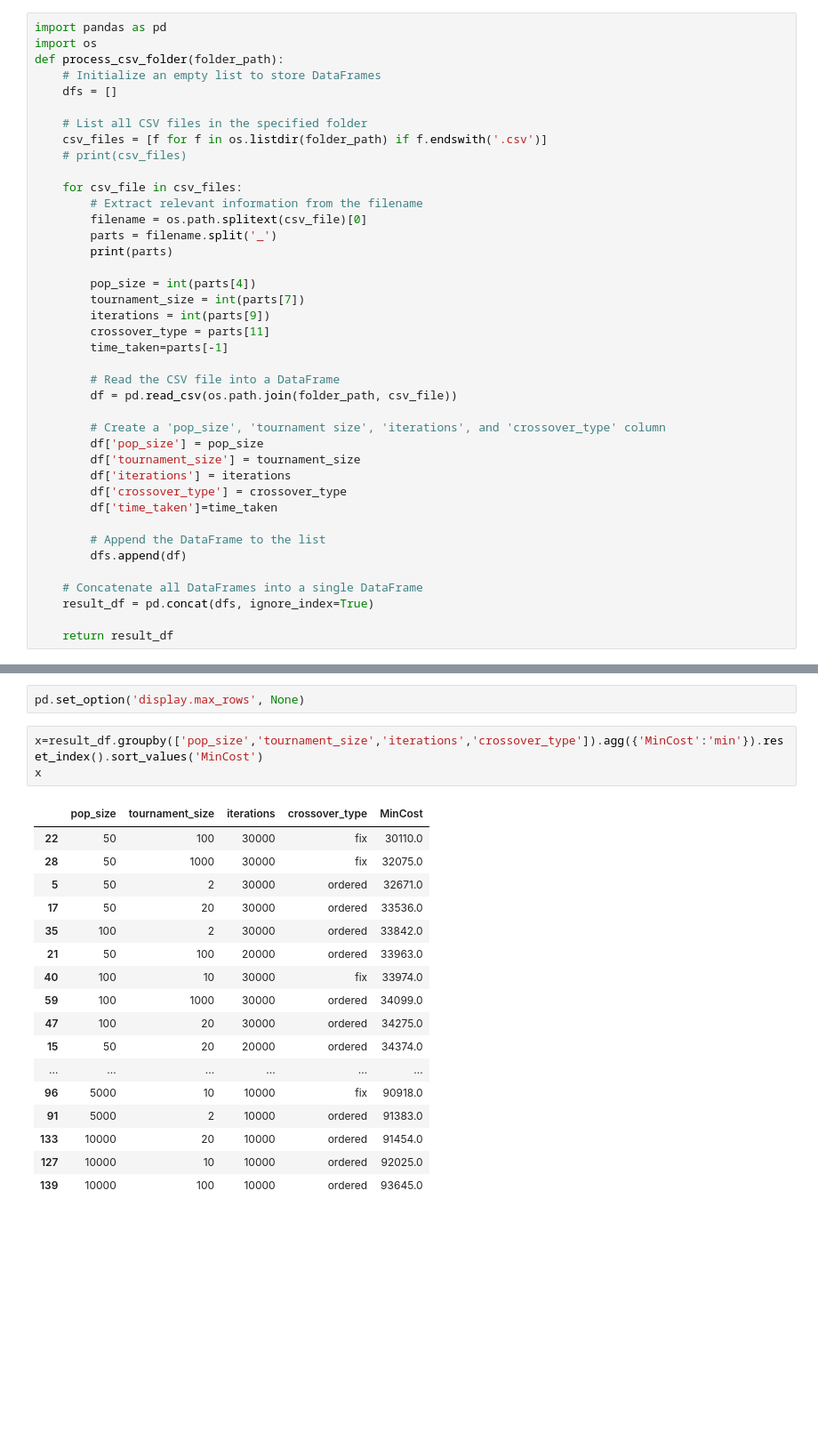
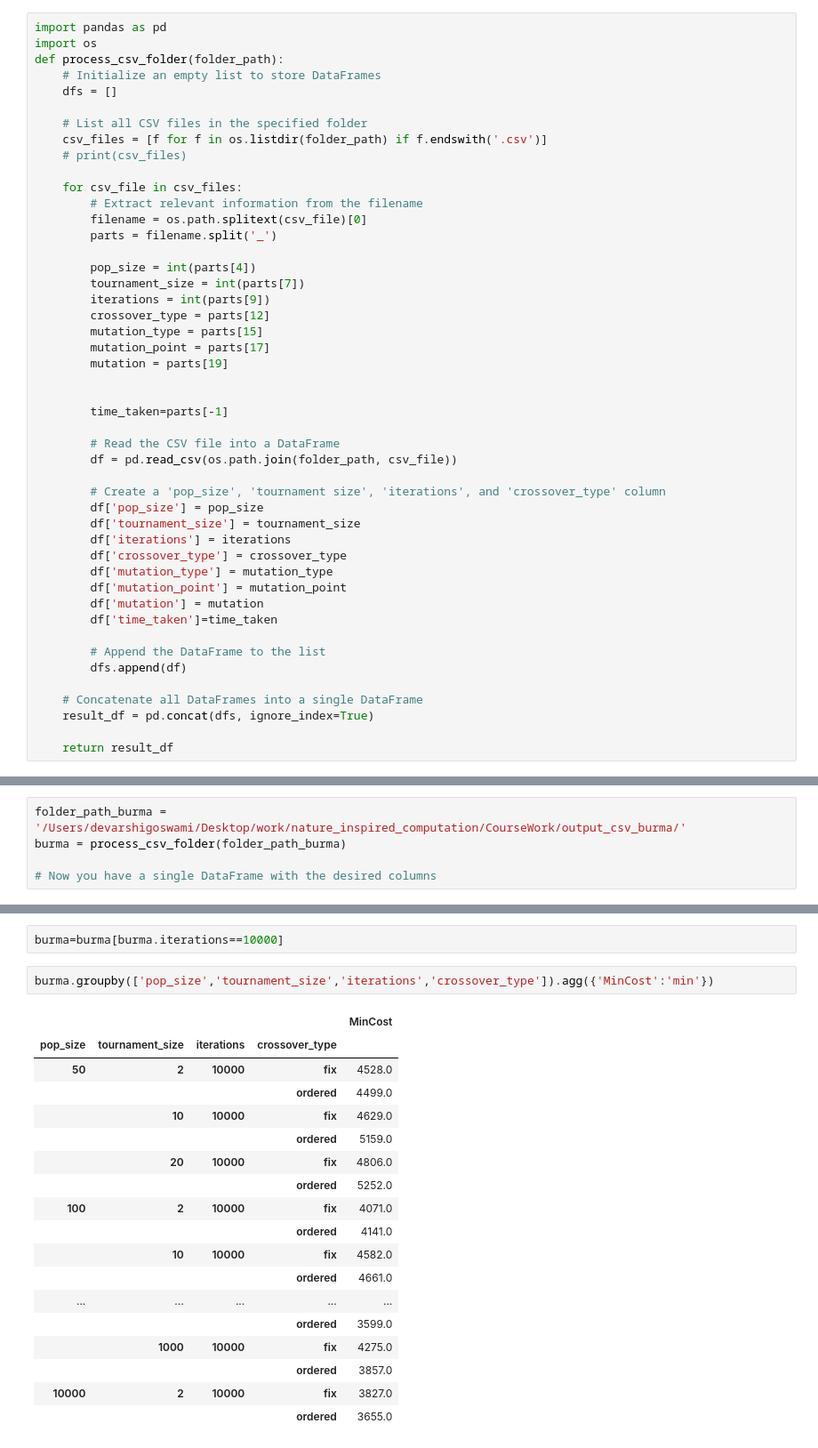
Before and after one commit to dgoswamiOmni/GeneticAlgorithm, a Jupyter notebook: NIC_results.ipynb, the cells around one changed output, grey strips where cells are left out. Shown at 89% size. Saved outputs shown, nothing was run; the diff lists cells and outputs as text; blank space fills up the shorter version.

```diff
--- a/NIC_results.ipynb
+++ b/NIC_results.ipynb
@@ -13,12 +13,16 @@ def process_csv_folder(folder_path):
         # Extract relevant information from the filename
         filename = os.path.splitext(csv_file)[0]
         parts = filename.split('_')
-        print(parts)
 
         pop_size = int(parts[4])
         tournament_size = int(parts[7])
         iterations = int(parts[9])
-        crossover_type = parts[11]
+        crossover_type = parts[12]
+        mutation_type = parts[15]
+        mutation_point = parts[17]
+        mutation = parts[19]
+
+
         time_taken=parts[-1]
 
         # Read the CSV file into a DataFrame
@@ -29,6 +33,9 @@ def process_csv_folder(folder_path):
         df['tournament_size'] = tournament_size
         df['iterations'] = iterations
         df['crossover_type'] = crossover_type
+        df['mutation_type'] = mutation_type
+        df['mutation_point'] = mutation_point
+        df['mutation'] = mutation
         df['time_taken']=time_taken
 
         # Append the DataFrame to the list
@@ -59,0 +138,5 @@ array([1000,   10,   20,    2,  100])
+# %%
+folder_path_burma = '/Users/devarshigoswami/Desktop/work/nature_inspired_computation/CourseWork/output_csv_burma/'
+burma = process_csv_folder(folder_path_burma)
+
+# Now you have a single DataFrame with the desired columns
@@ -64,23 +151,23 @@ array([10000,    50,  5000,   100,  1000])
-# %%
-pd.set_option('display.max_rows', None)
+# %%
+burma=burma[burma.iterations==10000]
 # %%
-x=result_df.groupby(['pop_size','tournament_size','iterations','crossover_type']).agg({'MinCost':'min'}).reset_index().sort_values('MinCost')
-x
+burma.groupby(['pop_size','tournament_size','iterations','crossover_type']).agg({'MinCost':'min'})
 # %% [output]
-|  | pop_size | tournament_size | iterations | crossover_type | MinCost |
-| 22 | 50 | 100 | 30000 | fix | 30110.0 |
-| 28 | 50 | 1000 | 30000 | fix | 32075.0 |
-| 5 | 50 | 2 | 30000 | ordered | 32671.0 |
-| 17 | 50 | 20 | 30000 | ordered | 33536.0 |
-| 35 | 100 | 2 | 30000 | ordered | 33842.0 |
-| 21 | 50 | 100 | 20000 | ordered | 33963.0 |
-| 40 | 100 | 10 | 30000 | fix | 33974.0 |
-| 59 | 100 | 1000 | 30000 | ordered | 34099.0 |
-| 47 | 100 | 20 | 30000 | ordered | 34275.0 |
-| 15 | 50 | 20 | 20000 | ordered | 34374.0 |
-| ... | ... | ... | ... | ... | ... |
-| 96 | 5000 | 10 | 10000 | fix | 90918.0 |
-| 91 | 5000 | 2 | 10000 | ordered | 91383.0 |
-| 133 | 10000 | 20 | 10000 | ordered | 91454.0 |
-| 127 | 10000 | 10 | 10000 | ordered | 92025.0 |
-| 139 | 10000 | 100 | 10000 | ordered | 93645.0 |
+|  |  |  |  | MinCost |
+| pop_size | tournament_size | iterations | crossover_type |  |
+| 50 | 2 | 10000 | fix | 4528.0 |
+|  |  |  | ordered | 4499.0 |
+|  | 10 | 10000 | fix | 4629.0 |
+|  |  |  | ordered | 5159.0 |
+|  | 20 | 10000 | fix | 4806.0 |
+|  |  |  | ordered | 5252.0 |
+| 100 | 2 | 10000 | fix | 4071.0 |
+|  |  |  | ordered | 4141.0 |
+|  | 10 | 10000 | fix | 4582.0 |
+|  |  |  | ordered | 4661.0 |
+| ... | ... | ... | ... | ... |
+|  |  |  | ordered | 3599.0 |
+|  | 1000 | 10000 | fix | 4275.0 |
+|  |  |  | ordered | 3857.0 |
+| 10000 | 2 | 10000 | fix | 3827.0 |
+|  |  |  | ordered | 3655.0 |
```
Also changed, not shown: parts of 33 cells of this notebook, 30 other files.
